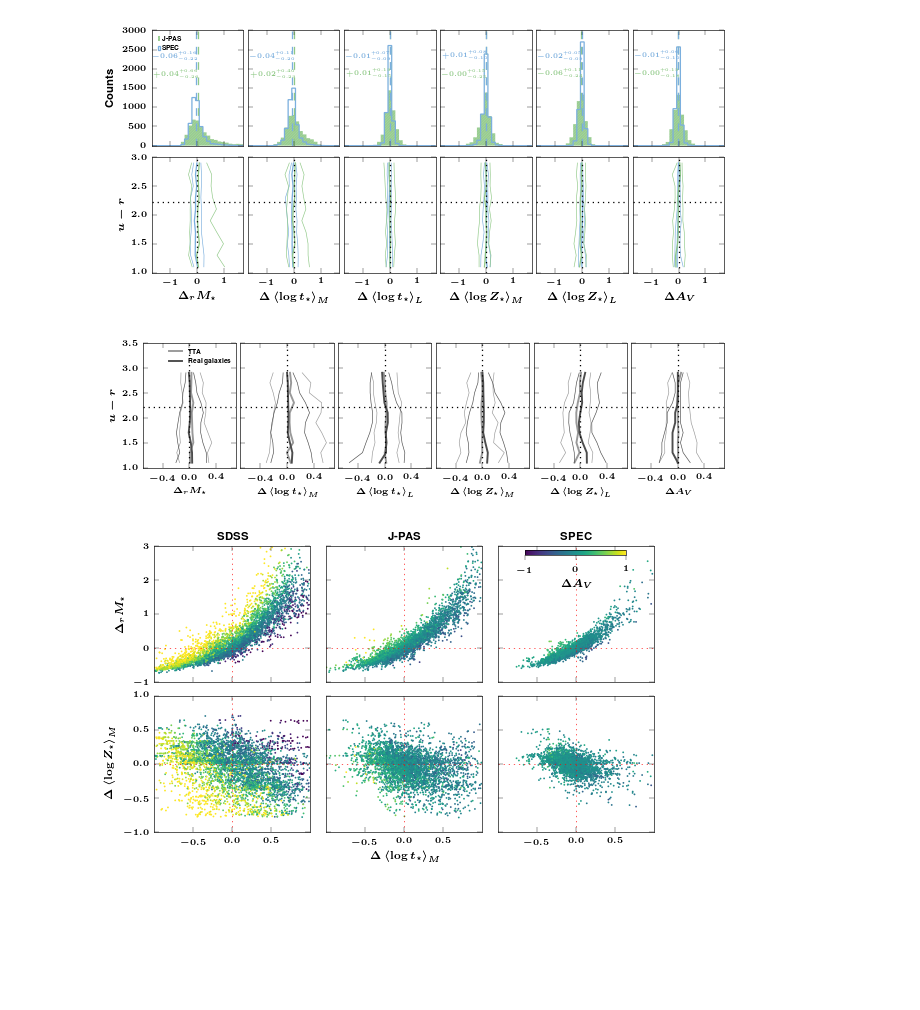
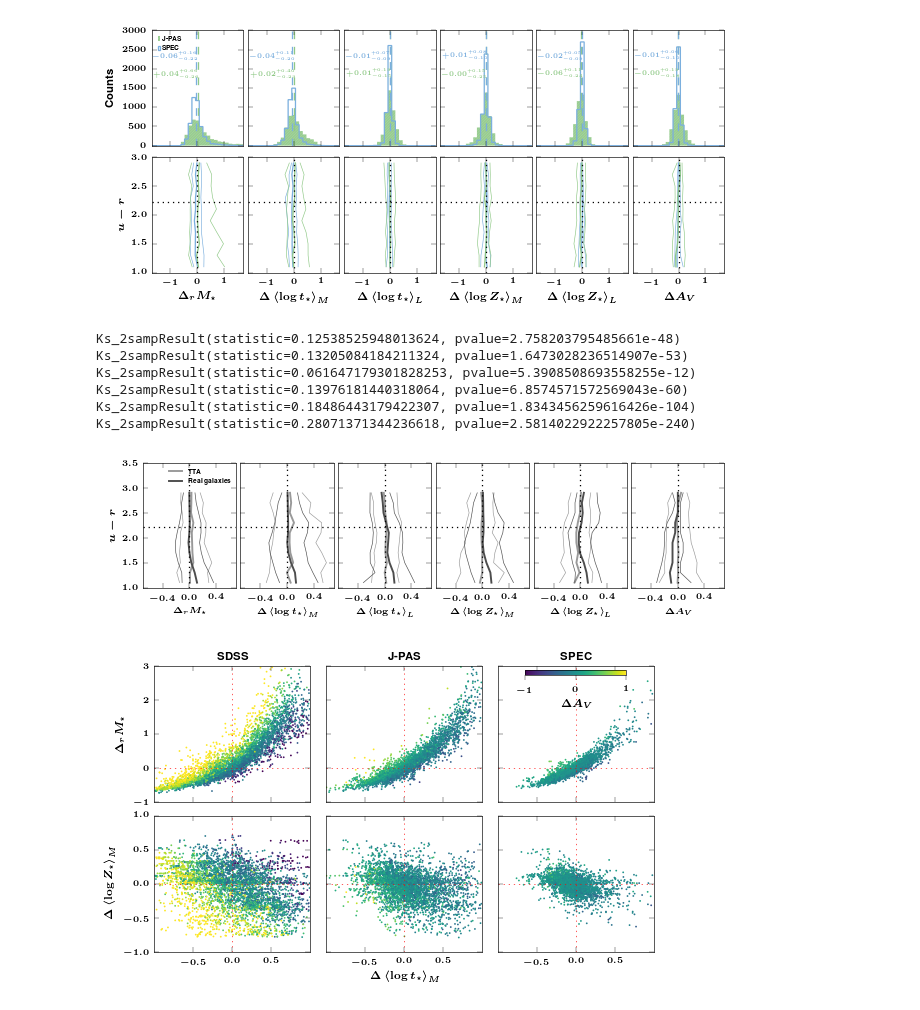
Before and after one commit to ajmejia/notebooks, a Jupyter notebook: PhotoNearAnalysis.ipynb, the cells around one changed output. Saved outputs shown, nothing was run; the diff lists cells and outputs as text; code cells hidden in the pictures; blank space fills up the shorter version.

```diff
--- a/PhotoNearAnalysis.ipynb
+++ b/PhotoNearAnalysis.ipynb
@@ -1035,39 +1036,49 @@ subplots_adjust(wspace=0.05, hspace=0.1)
 # %%
 fig, axs = subplots(1, 6, figsize=(7, 2), sharex=True, sharey=True)
 
 lm = xlim(-0.7, +0.7)
 axs[j].set_ylim(1.0, 3.5)
 axs[0].set_xticks([-0.4, 0, 0.4])
 
+ocolor = loadtxt("ocolor.txt")
+
 kw = ["M_mod", "log_t_M_mod", "log_t_L_mod", "log_t_M_mod", "log_Z_L_mod", "Av_mod"]
 for j in xrange(axs.size):
-    if j==0: res = log10(jpas_physical[mn[j]]) - log10(spec_physical[mn[j]])
-    else: res = jpas_physical[mn[j]] - spec_physical[mn[j]]
+    if j==0:
+        axs[j].set_ylabel(r"$u-r$")
+        res = log10(jpas_physical[mn[j]]) - log10(spec_physical[mn[j]])
+    else:
+        res = jpas_physical[mn[j]] - spec_physical[mn[j]]
 
-    if j==0: axs[j].set_ylabel(r"$u-r$")
-
+    ores = loadtxt(kw[j]+".txt")
+    print ks_2samp(res, ores)
     xt, yt, et = binner(lcolor, res, "median", 10, rang=(1, 3), ebar=True)
-    yo, xo, eom, eop = loadtxt(kw[j]+".txt", unpack=True)
-    eo = column_stack((eom, eop)).T
+    xo, yo, eo = binner(ocolor, ores, "median", 10, rang=(1, 3), ebar=True)
 
     axs[j].plot(yt, xt, "-", color="0.6", lw=1.5, label=r"\bf TTA")
     axs[j].plot(yt-et[0], xt, "-", color="0.6", lw=0.5)
     axs[j].plot(yt+et[1], xt, "-", color="0.6", lw=0.5)
     axs[j].plot(yo, xo, "-", color=gray, lw=1.5, label=r"\bf Real galaxies")
     axs[j].plot(yo-eo[0], xo, "-", color=gray, lw=0.5)
     axs[j].plot(yo+eo[1], xo, "-", color=gray, lw=0.5)
     axs[j].axvline(ls=":", color="k")
     axs[j].axhline(2.22, ls=":", color="k")
     axs[j].set_xlabel(res_lbs[j], size="small")
 
 axs[0].legend(loc=1)
 
 tight_layout()
 subplots_adjust(wspace=0.05, hspace=0.1)
 
 savefig(od + "JPAS_vs_SPEC")
 # %% [output]
+Ks_2sampResult(statistic=0.12538525948013624, pvalue=2.758203795485661e-48)
+Ks_2sampResult(statistic=0.13205084184211324, pvalue=1.6473028236514907e-53)
+Ks_2sampResult(statistic=0.061647179301828253, pvalue=5.3908508693558255e-12)
+Ks_2sampResult(statistic=0.13976181440318064, pvalue=6.8574571572569043e-60)
+Ks_2sampResult(statistic=0.18486443179422307, pvalue=1.8343456259616426e-104)
+Ks_2sampResult(statistic=0.28071371344236618, pvalue=2.5814022922257805e-240)
-[figure, old version]
+[figure, new version]
 # %%
 fig, axs = subplots(2, 3, figsize=(7, 4), sharex=True)
 ins = inset_axes(axs[0, 2], width="65%", height="4%", loc=9)
```
Also changed, not shown: parts of 1 cell of this notebook.
